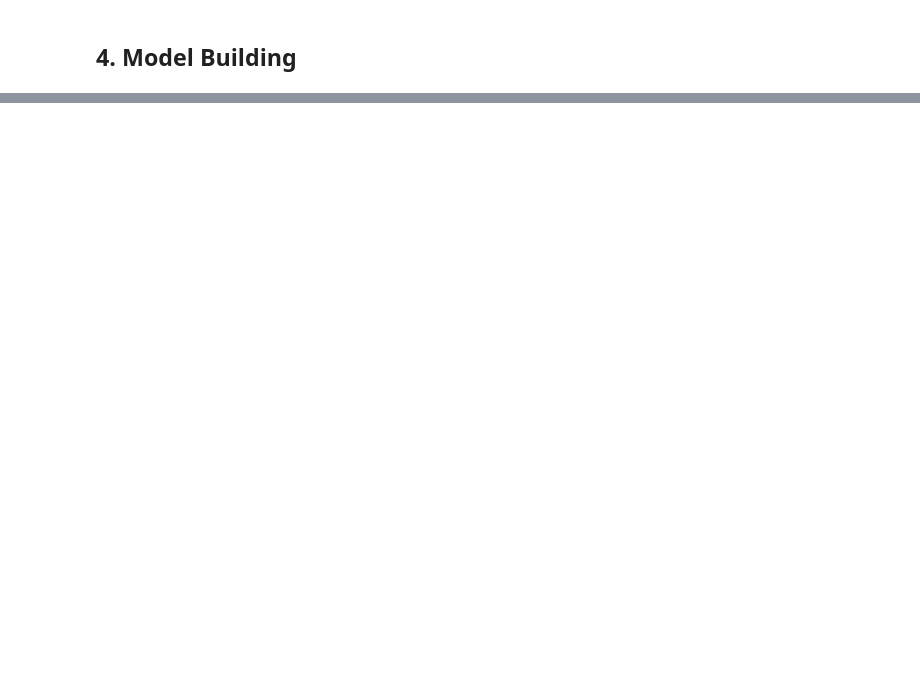
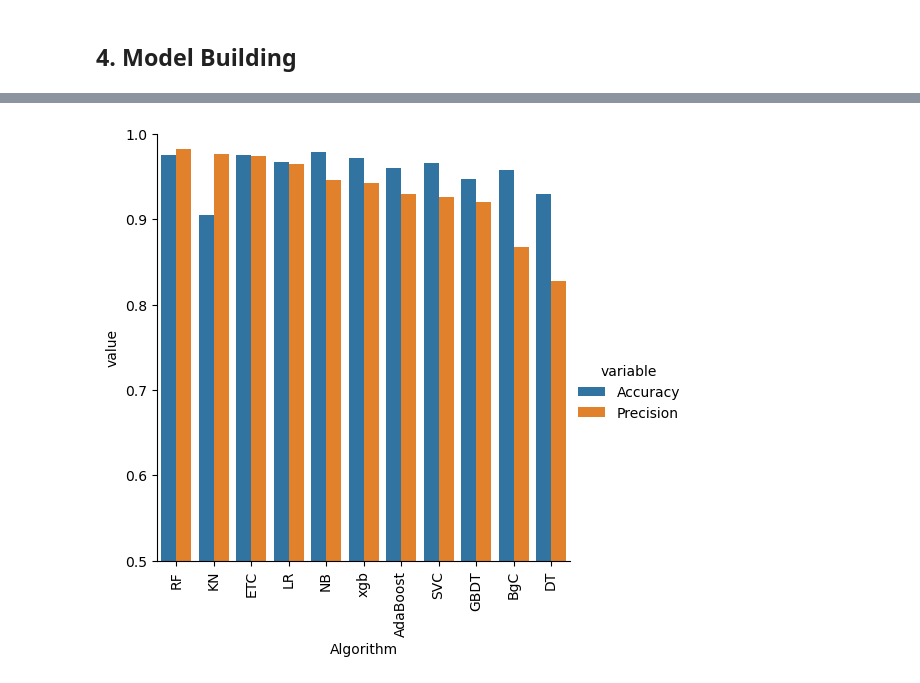
Before and after one commit to Aditya-Poddar/infra-automation-and-sms-spam-detection, a Jupyter notebook: sms-spam-detection.ipynb, the cells around one changed output, grey strips where cells are left out. Cells and saved outputs as stored; diff of their text form; code cells hidden in the pictures; blank space fills up the shorter version.

```diff
--- a/sms-spam-detection.ipynb
+++ b/sms-spam-detection.ipynb
@@ -449,9 +636,10 @@ performance_df1
 # %%
-sns.catplot(x = 'Algorithm', y='value',
-               hue = 'variable',data=performance_df1, kind='bar',height=5)
+sns.catplot(x = 'Algorithm', y='value', hue = 'variable',data=performance_df1, kind='bar',height=5)
 plt.ylim(0.5,1.0)
 plt.xticks(rotation='vertical')
 plt.show()
+# %% [output]
+[figure, added]
 # %%
 # model improve
 # 1. Change the max_features parameter of TfIdf
```
Also changed, not shown: parts of 52 cells of this notebook, 7 other files.
